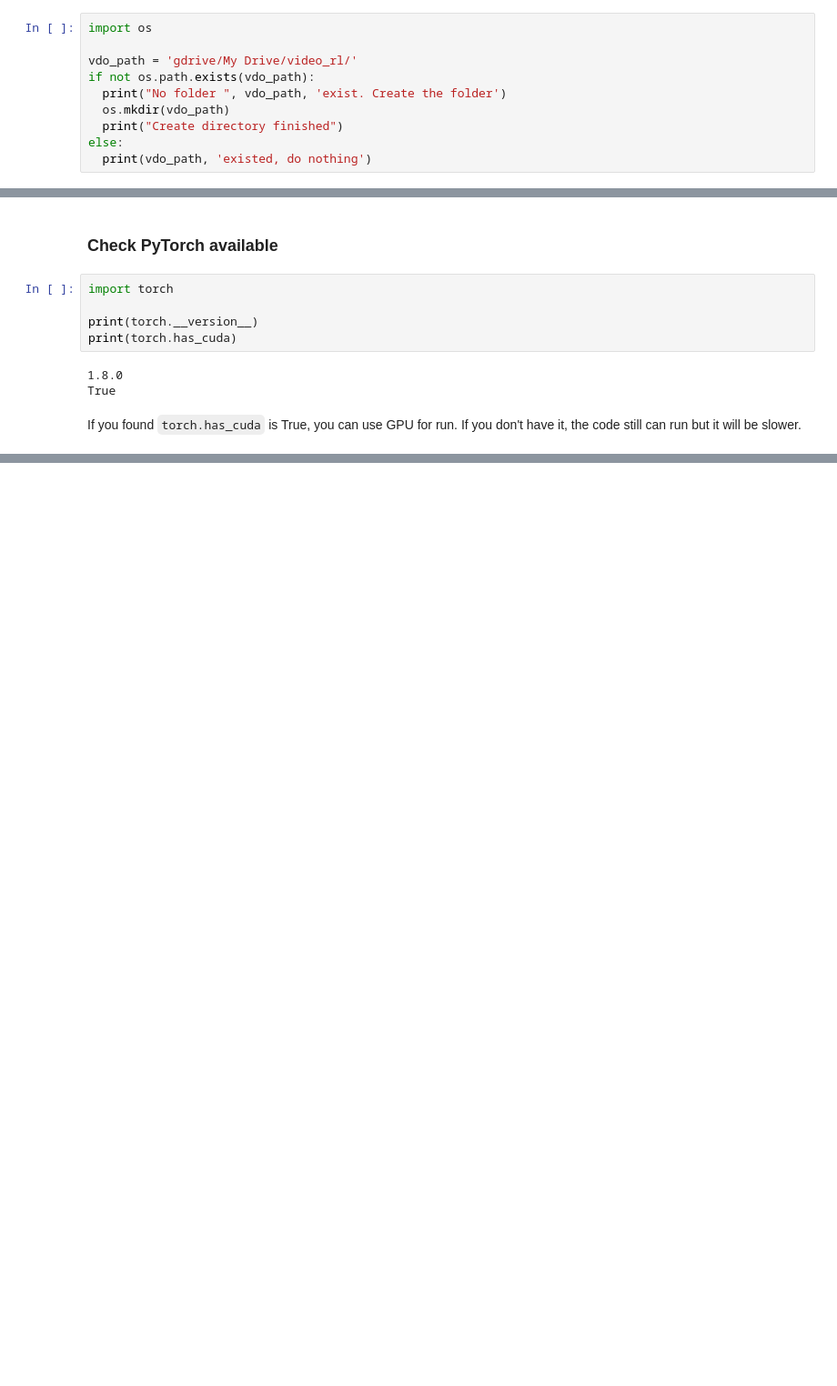
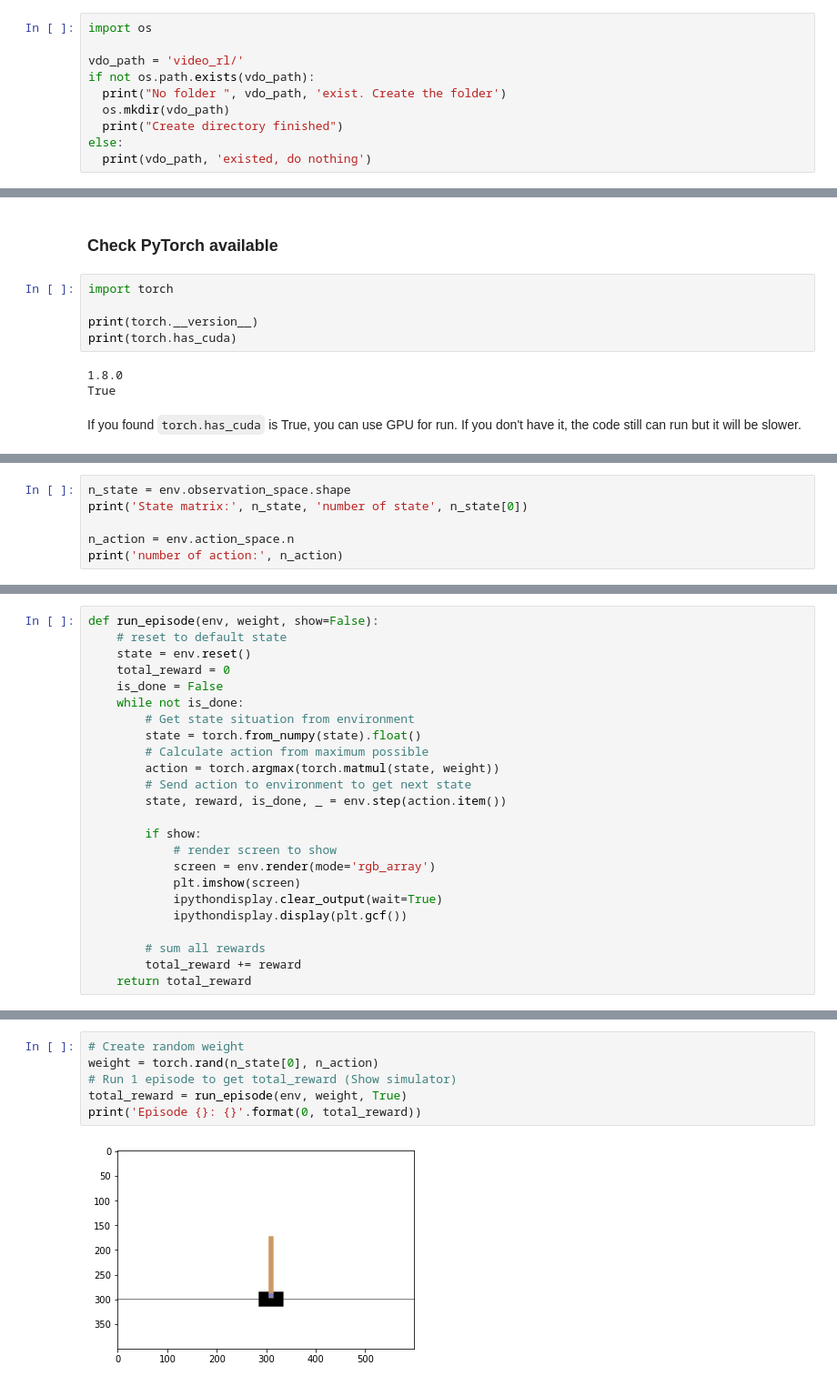
Before and after one commit to Alisa-Kunapinun/Deep-Reinforcement-learning-lab, a Jupyter notebook: 01-Intro_RL_Setup/01-Introduction_to_DeepRL.ipynb, the cells around one changed output, grey strips where cells are left out. Shown at 91% size. Cells and saved outputs as stored; diff of their text form; blank space fills up the shorter version.

```diff
--- a/01-Intro_RL_Setup/01-Introduction_to_DeepRL.ipynb
+++ b/01-Intro_RL_Setup/01-Introduction_to_DeepRL.ipynb
@@ -299,7 +299,7 @@ You can create yourself, or use python code
 # %%
 import os
 
-vdo_path = 'gdrive/My Drive/video_rl/'
+vdo_path = 'video_rl/'
 if not os.path.exists(vdo_path):
   print("No folder ", vdo_path, 'exist. Create the folder')
   os.mkdir(vdo_path)
@@ -358,0 +399,6 @@ If you found <code>torch.has_cuda</code> is True, you can use GPU for run. If yo
+# %%
+n_state = env.observation_space.shape
+print('State matrix:', n_state, 'number of state', n_state[0])
+
+n_action = env.action_space.n
+print('number of action:', n_action)
@@ -358,0 +410,24 @@ If you found <code>torch.has_cuda</code> is True, you can use GPU for run. If yo
+# %%
+def run_episode(env, weight, show=False):
+    # reset to default state
+    state = env.reset()
+    total_reward = 0
+    is_done = False
+    while not is_done:
+        # Get state situation from environment
+        state = torch.from_numpy(state).float()
+        # Calculate action from maximum possible
+        action = torch.argmax(torch.matmul(state, weight))
+        # Send action to environment to get next state
+        state, reward, is_done, _ = env.step(action.item())
+
+        if show:
+            # render screen to show
+            screen = env.render(mode='rgb_array')
+            plt.imshow(screen)
+            ipythondisplay.clear_output(wait=True)
+            ipythondisplay.display(plt.gcf())
+
+        # sum all rewards
+        total_reward += reward
+    return total_reward
@@ -358,0 +442,8 @@ If you found <code>torch.has_cuda</code> is True, you can use GPU for run. If yo
+# %%
+# Create random weight
+weight = torch.rand(n_state[0], n_action)
+# Run 1 episode to get total_reward (Show simulator)
+total_reward = run_episode(env, weight, True)
+print('Episode {}: {}'.format(0, total_reward))
+# %% [output]
+[figure, added]
```
Also changed, not shown: parts of 19 cells of this notebook.
